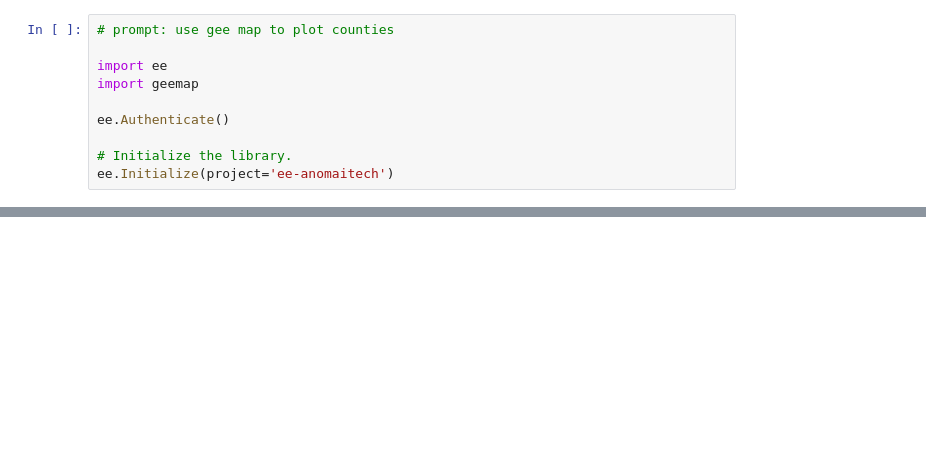
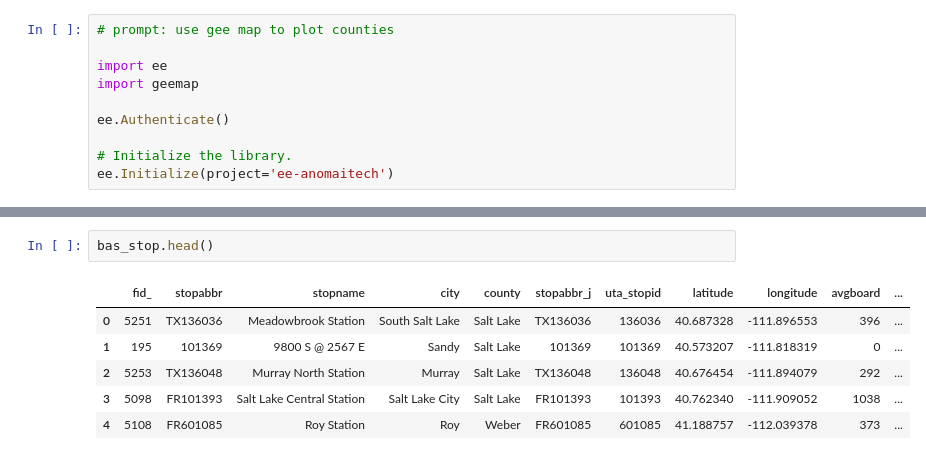
Before and after one commit to anomaitech/GeoApp, a Jupyter notebook: Efficient_transportation.ipynb, the cells around one changed output, grey strips where cells are left out. Cells and saved outputs as stored; diff of their text form; blank space fills up the shorter version.

```diff
--- a/Efficient_transportation.ipynb
+++ b/Efficient_transportation.ipynb
@@ -67,0 +84,9 @@ Map
+# %%
+bas_stop.head()
+# %% [output]
+|  | fid_ | stopabbr | stopname | city | county | stopabbr_j | uta_stopid | latitude | longitude | avgboard | ... |
+| 0 | 5251 | TX136036 | Meadowbrook Station | South Salt Lake | Salt Lake | TX136036 | 136036 | 40.687328 | -111.896553 | 396 | ... |
+| 1 | 195 | 101369 | 9800 S @ 2567 E | Sandy | Salt Lake | 101369 | 101369 | 40.573207 | -111.818319 | 0 | ... |
+| 2 | 5253 | TX136048 | Murray North Station | Murray | Salt Lake | TX136048 | 136048 | 40.676454 | -111.894079 | 292 | ... |
+| 3 | 5098 | FR101393 | Salt Lake Central Station | Salt Lake City | Salt Lake | FR101393 | 101393 | 40.762340 | -111.909052 | 1038 | ... |
+| 4 | 5108 | FR601085 | Roy Station | Roy | Weber | FR601085 | 601085 | 41.188757 | -112.039378 | 373 | ... |
```
Also changed, not shown: parts of 4 cells of this notebook.
